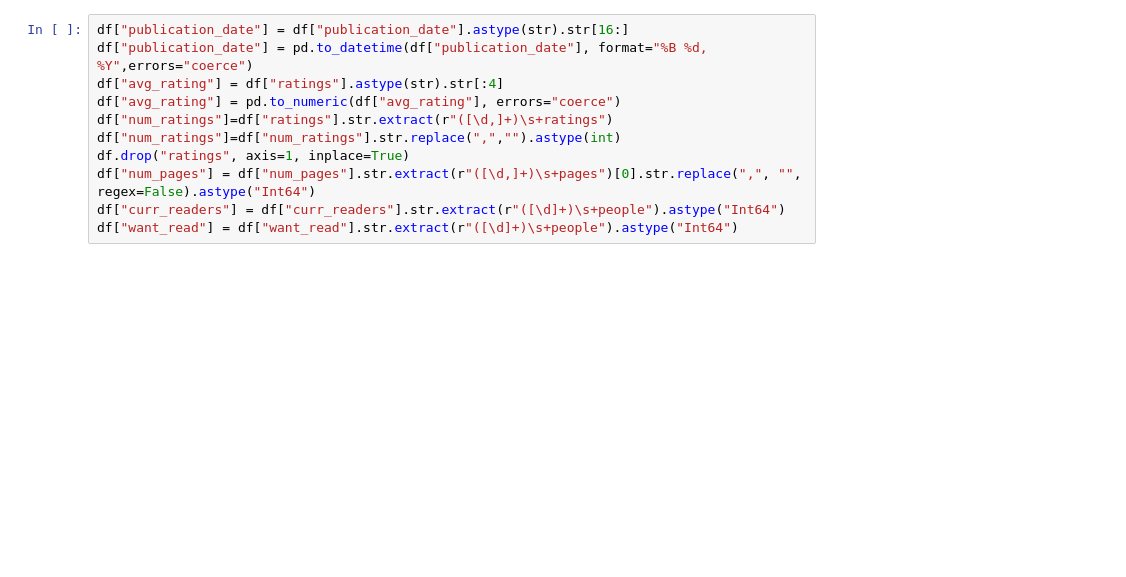
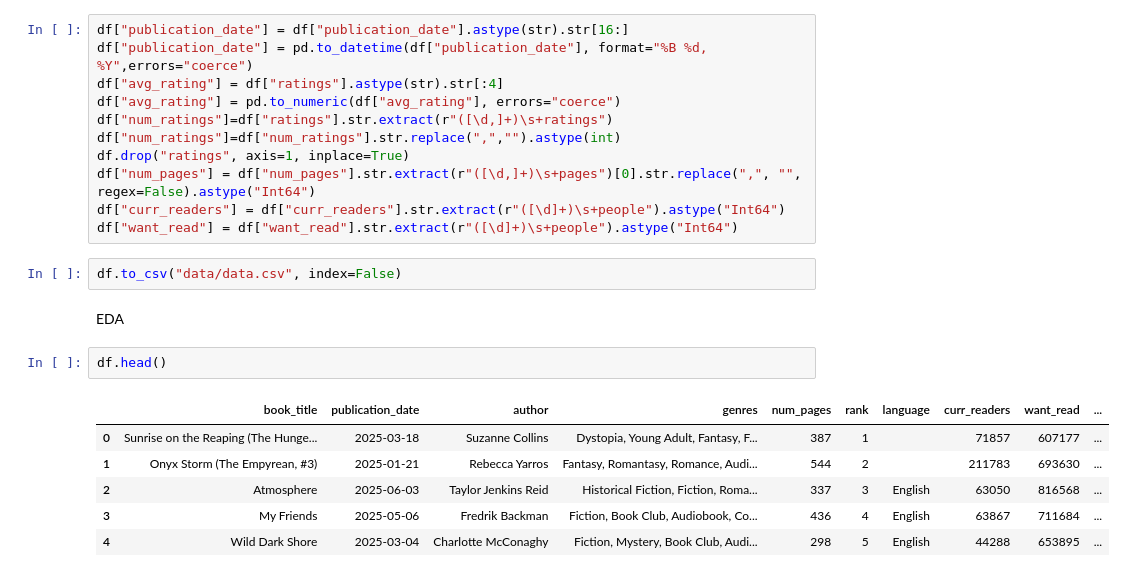
Before and after one commit to aliouas/bookscrape-trends, a Jupyter notebook: processing.ipynb, the cells around one changed output. Saved outputs shown, nothing was run; the diff lists cells and outputs as text; blank space fills up the shorter version.

```diff
--- a/processing.ipynb
+++ b/processing.ipynb
@@ -144,3 +144,16 @@ df.drop("ratings", axis=1, inplace=True)
 df["num_pages"] = df["num_pages"].str.extract(r"([\d,]+)\s+pages")[0].str.replace(",", "", regex=False).astype("Int64")
 df["curr_readers"] = df["curr_readers"].str.extract(r"([\d]+)\s+people").astype("Int64")
 df["want_read"] = df["want_read"].str.extract(r"([\d]+)\s+people").astype("Int64")
+# %%
+df.to_csv("data/data.csv", index=False)
+# %% [markdown]
+EDA
+# %%
+df.head()
+# %% [output]
+|  | book_title | publication_date | author | genres | num_pages | rank | language | curr_readers | want_read | ... |
+| 0 | Sunrise on the Reaping (The Hunge... | 2025-03-18 | Suzanne Collins | Dystopia, Young Adult, Fantasy, F... | 387 | 1 |  | 71857 | 607177 | ... |
+| 1 | Onyx Storm (The Empyrean, #3) | 2025-01-21 | Rebecca Yarros | Fantasy, Romantasy, Romance, Audi... | 544 | 2 |  | 211783 | 693630 | ... |
+| 2 | Atmosphere | 2025-06-03 | Taylor Jenkins Reid | Historical Fiction, Fiction, Roma... | 337 | 3 | English | 63050 | 816568 | ... |
+| 3 | My Friends | 2025-05-06 | Fredrik Backman | Fiction, Book Club, Audiobook, Co... | 436 | 4 | English | 63867 | 711684 | ... |
+| 4 | Wild Dark Shore | 2025-03-04 | Charlotte McConaghy | Fiction, Mystery, Book Club, Audi... | 298 | 5 | English | 44288 | 653895 | ... |
```
Also changed, not shown: parts of 3 cells of this notebook.
